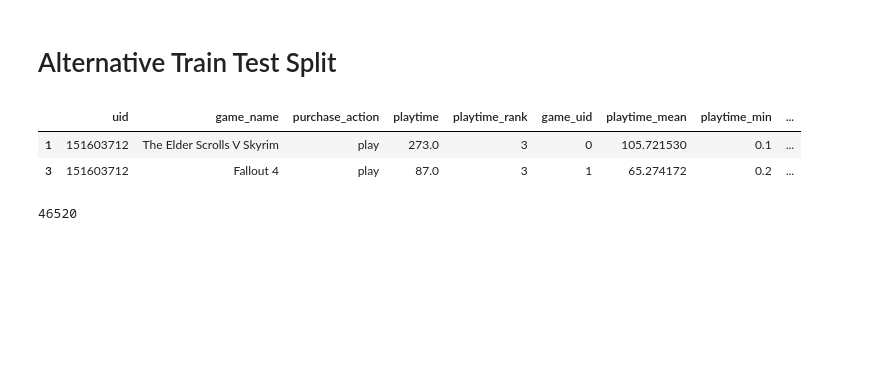
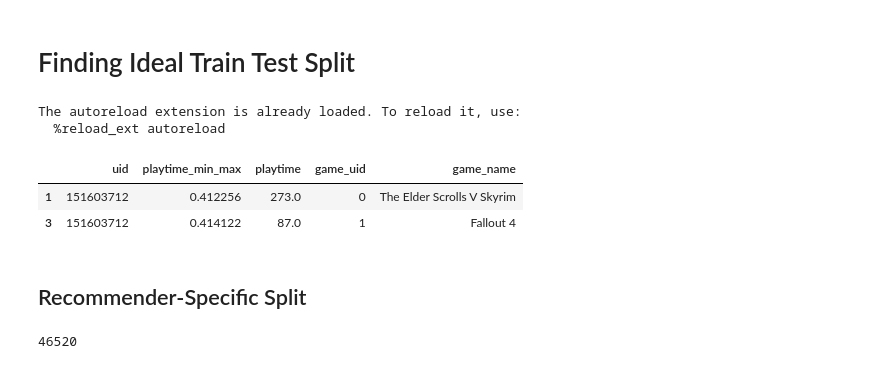
Before and after one commit to gitmbar2/game_recommender, a Jupyter notebook: notebooks/testing_train_test_split.ipynb, the cells around one changed output. Cells and saved outputs as stored; diff of their text form; code cells hidden in the pictures; blank space fills up the shorter version.

```diff
--- a/notebooks/testing_train_test_split.ipynb
+++ b/notebooks/testing_train_test_split.ipynb
@@ -1,5 +1,5 @@
 # %% [markdown]
-# Alternative Train Test Split
+# Finding Ideal Train Test Split
 # %%
 import math
 import random
@@ -8,32 +8,37 @@ import numpy as np
 import matplotlib.pyplot as plt
 %matplotlib inline
 
+import warnings
+warnings.filterwarnings("ignore")
+
 import pyspark
 from pyspark.sql import SparkSession
 from pyspark.ml.recommendation import ALS
 from pyspark.ml.evaluation import RegressionEvaluator
 
+import os, sys
+parent_folder = os.path.dirname(os.path.dirname(os.path.abspath('__file__')))
+sys.path.append(parent_folder)
+from src import EDA, ModelEvaluation, Preprocess, Split
+%load_ext autoreload
+%autoreload 2
+
 spark_sess = SparkSession.builder.getOrCreate()
 spark_session = spark_sess.newSession()
-path = os.path.dirname(os.path.dirname(os.path.abspath('__file__')))
-# spark_context = spark_session.sparkContext
-# spark_context.addFile(path + '/src/', recursive=True)
-
-import os, sys
-sys.path.append(os.path.dirname(os.path.dirname(os.path.abspath('__file__'))))
-from src import EDA
-from src import ModelEvaluation
-%load_ext autoreload
-%autoreload 2
+# %% [output]
+The autoreload extension is already loaded. To reload it, use:
+  %reload_ext autoreload
-# %%
-steam_df = EDA.load_without_cold_start(5)
-steam_df = steam_df[steam_df['purchase_action'] == 'play']
-steam_df["playtime_rank"] = steam_df['playtime'].map(lambda value: EDA.rank_playtime(value))
-steam_df = EDA.get_uids(steam_df, from_column='game_name', to_column='game_uid')
-with_summaries_df = EDA.add_summaries(steam_df)
-with_summaries_df.head(2)
-# %% [output]
-|  | uid | game_name | purchase_action | playtime | playtime_rank | game_uid | playtime_mean | playtime_min | ... |
-| 1 | 151603712 | The Elder Scrolls V Skyrim | play | 273.0 | 3 | 0 | 105.721530 | 0.1 | ... |
-| 3 | 151603712 | Fallout 4 | play | 87.0 | 3 | 1 | 65.274172 | 0.2 | ... |
+# %%
+steam_df = EDA.load_without_cold_start(min_games=5)
+preprocessor = Preprocess.SubsetALSPreprocessor(steam_df)
+preprocessor.process_general()
+preprocessor.process_buckets()
+preprocessor.process_min_max()
+preprocessor.keep_columns(['uid', 'game_uid', 'game_name', 'playtime', 'playtime_min_max'])
+steam_df = preprocessor.get_df()
+steam_df.head(2)
+# %% [output]
+|  | uid | playtime_min_max | playtime | game_uid | game_name |
+| 1 | 151603712 | 0.412256 | 273.0 | 0 | The Elder Scrolls V Skyrim |
+| 3 | 151603712 | 0.414122 | 87.0 | 1 | Fallout 4 |
 # %%
@@ -47 +52,3 @@ steam_df_random_predictions['random_prediction'] = get_random_scores(steam_df_ra
+# %% [markdown]
+## Recommender-Specific Split
 # %%
```
Also changed, not shown: parts of 16 cells of this notebook, 14 other files.
